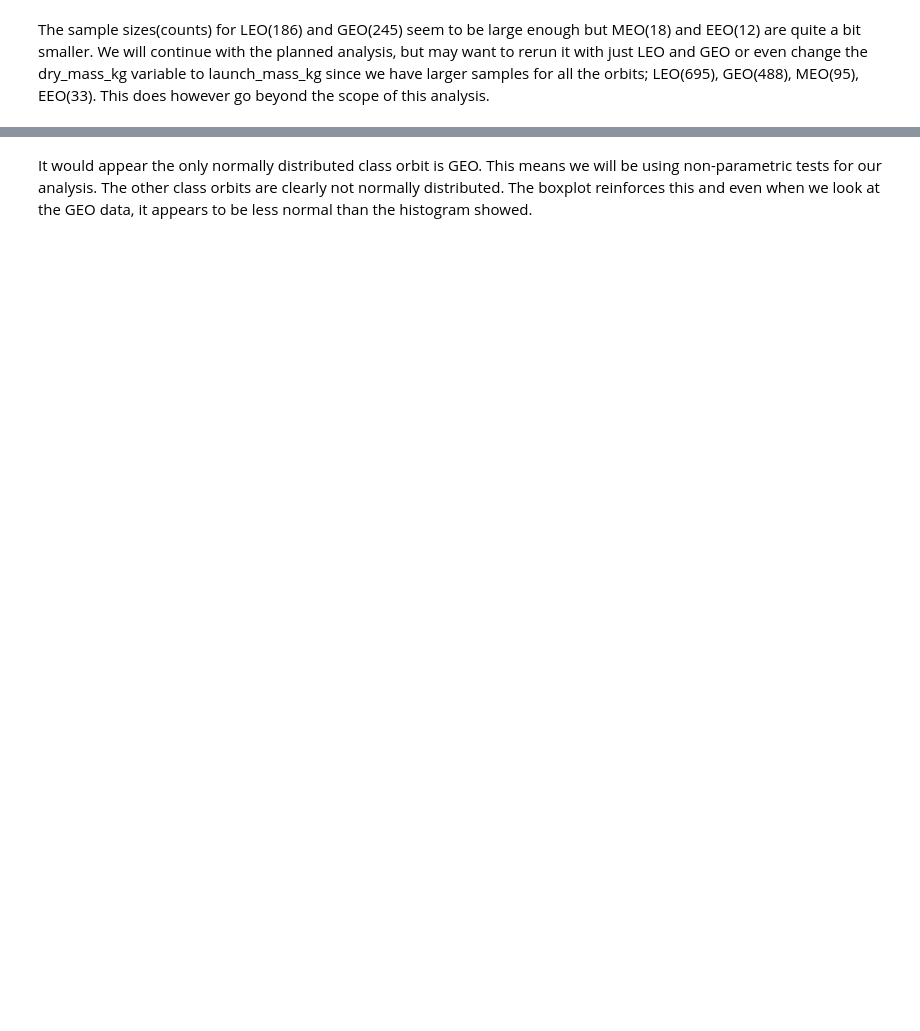
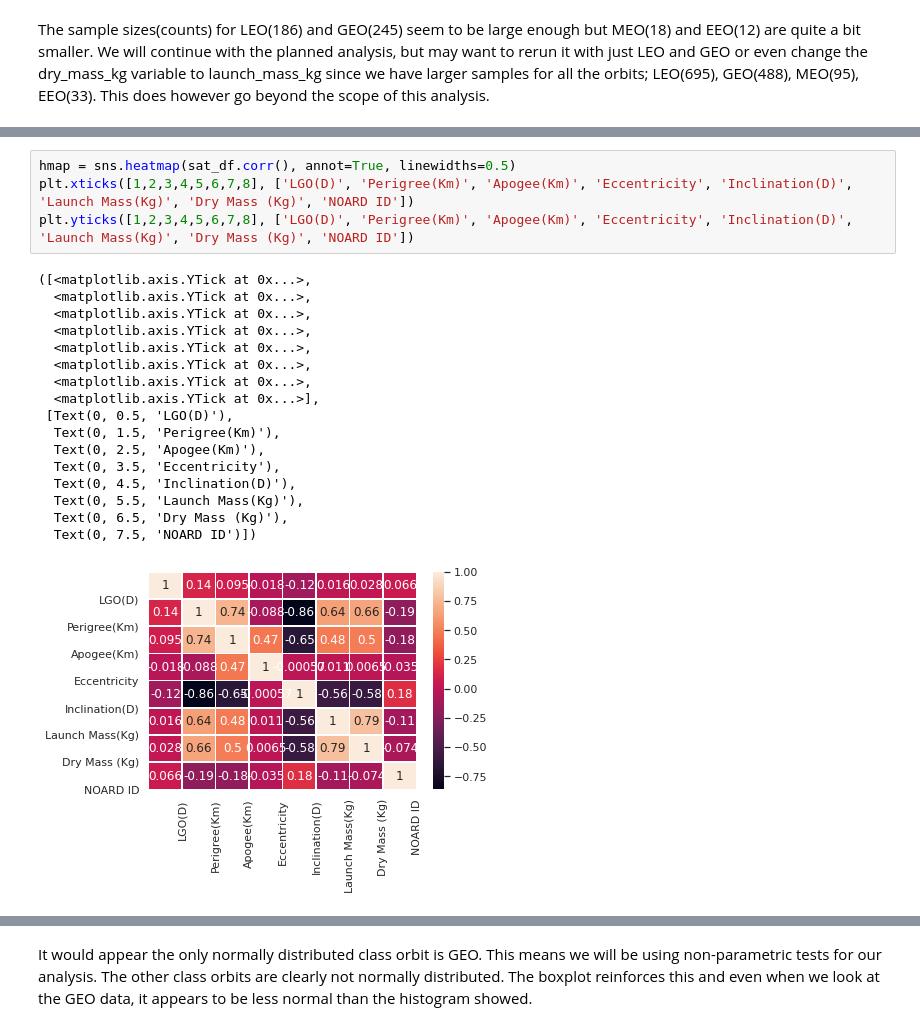
Before and after one commit to esabers/Active-Satellites, a Jupyter notebook: Active_Satellite_Research_Analysis.ipynb, the cells around one changed output, grey strips where cells are left out. Saved outputs shown, nothing was run; the diff lists cells and outputs as text; blank space fills up the shorter version.

```diff
--- a/Active_Satellite_Research_Analysis.ipynb
+++ b/Active_Satellite_Research_Analysis.ipynb
@@ -162,0 +198,22 @@ The sample sizes(counts) for LEO(186) and GEO(245) seem to be large enough but M
+# %%
+hmap = sns.heatmap(sat_df.corr(), annot=True, linewidths=0.5)
+plt.xticks([1,2,3,4,5,6,7,8], ['LGO(D)', 'Perigree(Km)', 'Apogee(Km)', 'Eccentricity', 'Inclination(D)', 'Launch Mass(Kg)', 'Dry Mass (Kg)', 'NOARD ID'])
+plt.yticks([1,2,3,4,5,6,7,8], ['LGO(D)', 'Perigree(Km)', 'Apogee(Km)', 'Eccentricity', 'Inclination(D)', 'Launch Mass(Kg)', 'Dry Mass (Kg)', 'NOARD ID'])
+# %% [output]
+([<matplotlib.axis.YTick at 0x...>,
+  <matplotlib.axis.YTick at 0x...>,
+  <matplotlib.axis.YTick at 0x...>,
+  <matplotlib.axis.YTick at 0x...>,
+  <matplotlib.axis.YTick at 0x...>,
+  <matplotlib.axis.YTick at 0x...>,
+  <matplotlib.axis.YTick at 0x...>,
+  <matplotlib.axis.YTick at 0x...>],
+ [Text(0, 0.5, 'LGO(D)'),
+  Text(0, 1.5, 'Perigree(Km)'),
+  Text(0, 2.5, 'Apogee(Km)'),
+  Text(0, 3.5, 'Eccentricity'),
+  Text(0, 4.5, 'Inclination(D)'),
+  Text(0, 5.5, 'Launch Mass(Kg)'),
+  Text(0, 6.5, 'Dry Mass (Kg)'),
+  Text(0, 7.5, 'NOARD ID')])
+[figure, added]
```
Also changed, not shown: parts of 40 cells of this notebook.
